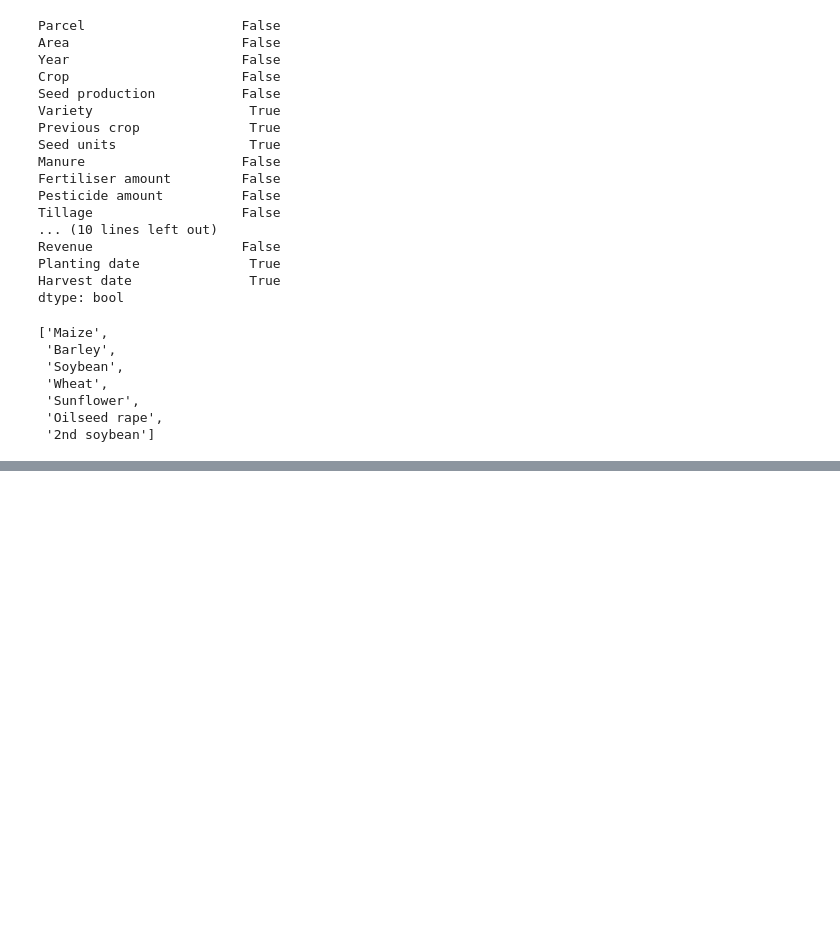
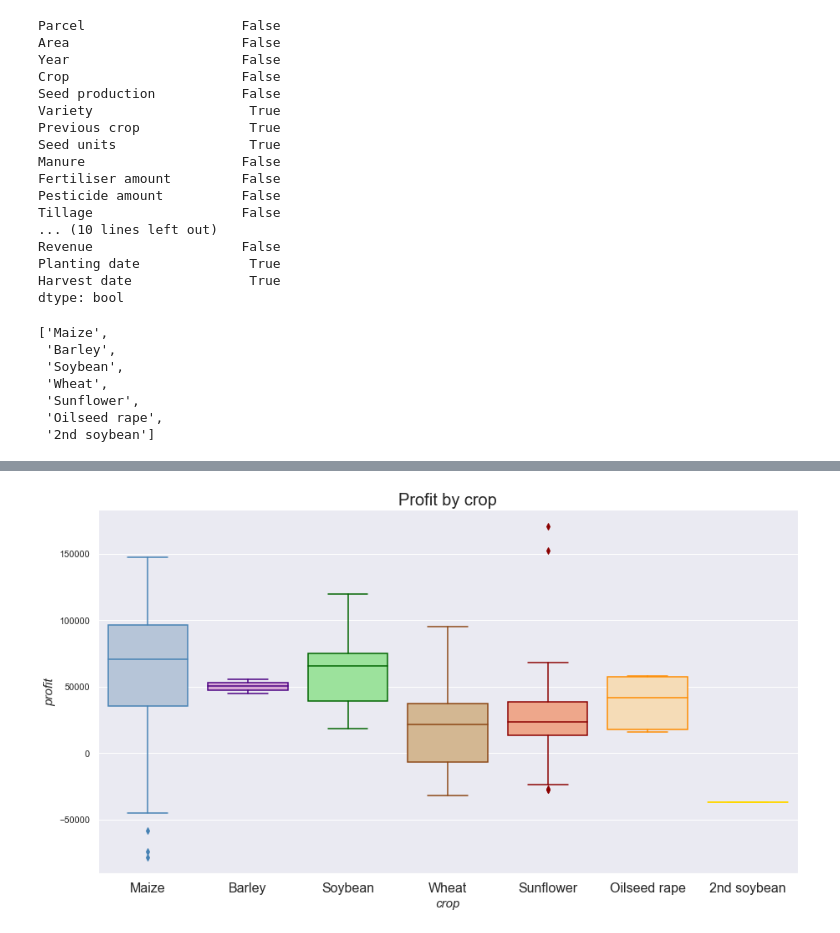
Before and after one commit to AndreaM1996/Project5, a Jupyter notebook: Project5.ipynb, the cells around one changed output, grey strips where cells are left out. Saved outputs shown, nothing was run; the diff lists cells and outputs as text; code cells hidden in the pictures; blank space fills up the shorter version.

Commit message:
box,line,bar plot,heatmap

```diff
--- a/Project5.ipynb
+++ b/Project5.ipynb
@@ -186,18 +188,6 @@ plot_yield(data,6)
 # %%
 for i in range(n):
     plot_yield(data,i)
-# %%
-text = {}
-for i in range(n):
-    fig = plt.figure(figsize=(10,5))
-    ax = fig2.add_subplot(1,1,1)
-    df3 = data[data['Crop']==crop[i]]
-
-
-    k = df3['Variety'].value_counts()
-
-
-text
 # %%
 def func(pct, allvals):
     percent = float((100*pct)/allvals.sum())
@@ -315,5 +274,5 @@ else:
 # %%
-dfdates['Duration of season (days)'] = dfdates['Harvest date']-dfdates['Planting date']
+dfdates['Duration of \n season (days)'] = dfdates['Harvest date']-dfdates['Planting date']
 # %%
-dfdates['Duration of season (days)'] = dfdates['Duration of season (days)'].apply(lambda x: float(x.days))
+dfdates['Duration of \n season (days)'] = dfdates['Duration of \n season (days)'].apply(lambda x: float(x.days))
 dfdates
@@ -342,7 +322,7 @@ def corr(y):
     plt.title('Heat map for correlation', fontsize='20')
     return sigmaCorr
 # %%
-corr_list = ['Yield','Seed','Fertiliser','Pesticide','Duration of season (days)']
+corr_list = ['Yield','Seed','Fertiliser','Pesticide','Duration of \n season (days)']
 # %%
 dfcorr = dfdates[corr_list]
 for i in corr_list:
@@ -391,3 +404,27 @@ sns.catplot(data=data,x='Year',y='Profit',col='Crop',kind='strip')
+# %%
+sns.set(style='darkgrid',rc={"figure.figsize": (15, 8)})
+palette=['lightsteelblue','plum','lightgreen','burlywood','lightsalmon','navajowhite','gold']
+ax = sns.boxplot(x='Crop',y='Profit',data=data[['Crop','Profit']],palette=palette)
+
+box_line_col = ['steelblue','indigo','darkgreen','saddlebrown','darkred','darkorange','gold']
+
+for j,col in enumerate(box_line_col):
+    mybox = ax.artists[j]
+    mybox.set_edgecolor(col)
+    for k in range(j*6,j*6+6):
+        line = ax.lines[k]
+        line.set_color(col)
+        line.set_mfc(col)
+        line.set_mec(col)
+
+ax.set_ylabel('profit',fontsize=15,style='italic')
+ax.set_xlabel('crop',fontsize=15,style='italic')
+ax.set_xticklabels(crops,fontsize=16)
+
+ax.set_title('Profit by crop', fontsize=20)
+plt.show()
+# %% [output]
+[figure, added]
 # %%
 sorted_profit = profit_mean.sort_values(ascending=False)
 sorted_profit
```
Also changed, not shown: parts of 24 cells of this notebook.
